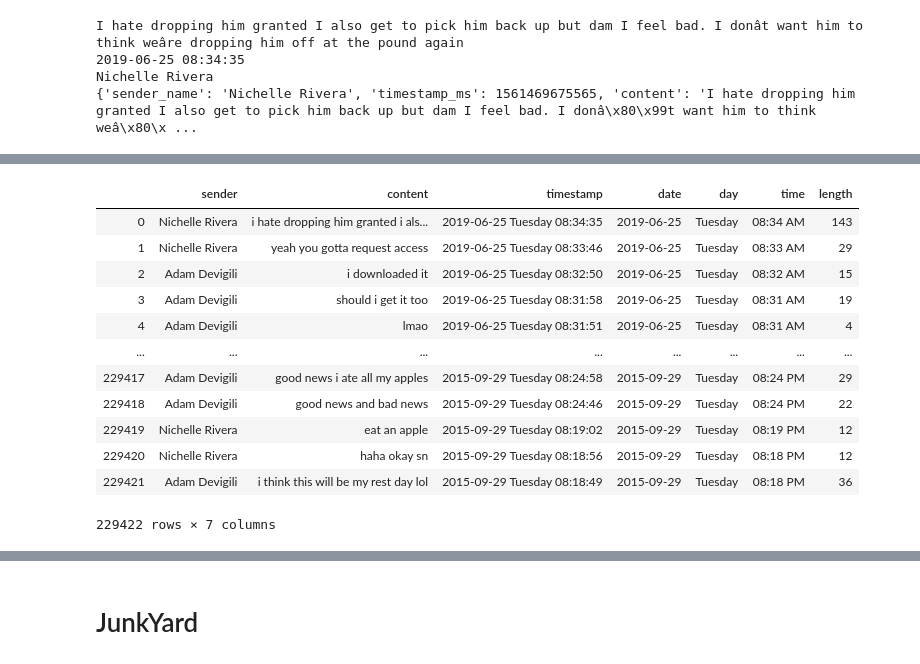
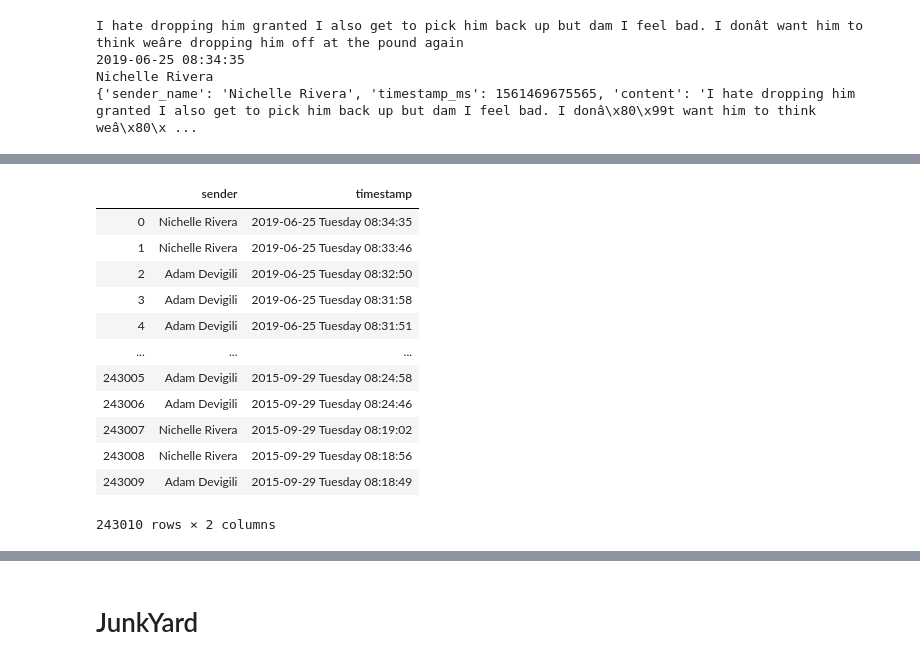
Before and after one commit to NichelleR/HeyDamo, a Jupyter notebook: jupyter notebooks/TestEnv.ipynb, the cells around one changed output, grey strips where cells are left out. Saved outputs shown, nothing was run; the diff lists cells and outputs as text; code cells hidden in the pictures.

```diff
--- a/jupyter notebooks/TestEnv.ipynb
+++ b/jupyter notebooks/TestEnv.ipynb
@@ -307,13 +193,22 @@ print(x)
 # %%
 adam_count = 0
 nichelle_count = 0
+my_dict = {}
+message_count = 0
 for file in json_text_list:
     for message in file['messages']:
     #     print(message['sender_name'])
-        if message['sender_name'] == 'Adam Devigili':
-            adam_count += 1
-        elif message['sender_name'] == 'Nichelle Rivera':
-            nichelle_count += 1
+#         if message['sender_name'] == 'Adam Devigili':
+#             adam_count += 1
+#         elif message['sender_name'] == 'Nichelle Rivera':
+#             nichelle_count += 1
+        my_dict[message_count] = {}
+        my_dict[message_count]['sender'] = message['sender_name']
+        my_dict[message_count]['timestamp'] = datetime.datetime.fromtimestamp(json_text_list[json_text_list.index(file)]\
+                                          ['messages'][file['messages'].index(message)]\
+                                          ['timestamp_ms']/1000).strftime('%Y-%m-%d %A %I:%M:%S')
+        message_count += 1
 
-print(f"Adam's message count:{adam_count}\nNichelle's message count:{nichelle_count}\nTotal message count:\
-{adam_count + nichelle_count}")
+
+# print(f"Adam's message count:{adam_count}\nNichelle's message count:{nichelle_count}\nTotal message count:\
+# {adam_count + nichelle_count}")
@@ -515,21 +391,21 @@ love_df
 # %%
-love_df = pd.DataFrame.from_dict(love_dict, orient='index')
+love_df = pd.DataFrame.from_dict(my_dict, orient='index')
 # love_df['length'] = love_df['content'].str.len()
 love_df
 # %% [output]
-|  | sender | content | timestamp | date | day | time | length |
-| 0 | Nichelle Rivera | i hate dropping him granted i als... | 2019-06-25 Tuesday 08:34:35 | 2019-06-25 | Tuesday | 08:34 AM | 143 |
-| 1 | Nichelle Rivera | yeah you gotta request access | 2019-06-25 Tuesday 08:33:46 | 2019-06-25 | Tuesday | 08:33 AM | 29 |
-| 2 | Adam Devigili | i downloaded it | 2019-06-25 Tuesday 08:32:50 | 2019-06-25 | Tuesday | 08:32 AM | 15 |
-| 3 | Adam Devigili | should i get it too | 2019-06-25 Tuesday 08:31:58 | 2019-06-25 | Tuesday | 08:31 AM | 19 |
-| 4 | Adam Devigili | lmao | 2019-06-25 Tuesday 08:31:51 | 2019-06-25 | Tuesday | 08:31 AM | 4 |
-| ... | ... | ... | ... | ... | ... | ... | ... |
-| 229417 | Adam Devigili | good news i ate all my apples | 2015-09-29 Tuesday 08:24:58 | 2015-09-29 | Tuesday | 08:24 PM | 29 |
-| 229418 | Adam Devigili | good news and bad news | 2015-09-29 Tuesday 08:24:46 | 2015-09-29 | Tuesday | 08:24 PM | 22 |
-| 229419 | Nichelle Rivera | eat an apple | 2015-09-29 Tuesday 08:19:02 | 2015-09-29 | Tuesday | 08:19 PM | 12 |
-| 229420 | Nichelle Rivera | haha okay sn | 2015-09-29 Tuesday 08:18:56 | 2015-09-29 | Tuesday | 08:18 PM | 12 |
-| 229421 | Adam Devigili | i think this will be my rest day lol | 2015-09-29 Tuesday 08:18:49 | 2015-09-29 | Tuesday | 08:18 PM | 36 |
+|  | sender | timestamp |
+| 0 | Nichelle Rivera | 2019-06-25 Tuesday 08:34:35 |
+| 1 | Nichelle Rivera | 2019-06-25 Tuesday 08:33:46 |
+| 2 | Adam Devigili | 2019-06-25 Tuesday 08:32:50 |
+| 3 | Adam Devigili | 2019-06-25 Tuesday 08:31:58 |
+| 4 | Adam Devigili | 2019-06-25 Tuesday 08:31:51 |
+| ... | ... | ... |
+| 243005 | Adam Devigili | 2015-09-29 Tuesday 08:24:58 |
+| 243006 | Adam Devigili | 2015-09-29 Tuesday 08:24:46 |
+| 243007 | Nichelle Rivera | 2015-09-29 Tuesday 08:19:02 |
+| 243008 | Nichelle Rivera | 2015-09-29 Tuesday 08:18:56 |
+| 243009 | Adam Devigili | 2015-09-29 Tuesday 08:18:49 |
-229422 rows × 7 columns
+243010 rows × 2 columns
 # %%
 indexNames = love_df[love_df['length'] == 0].index
 love_df2 = love_df.drop(indexNames)
```
Also changed, not shown: parts of 33 cells of this notebook, 7 other files.
